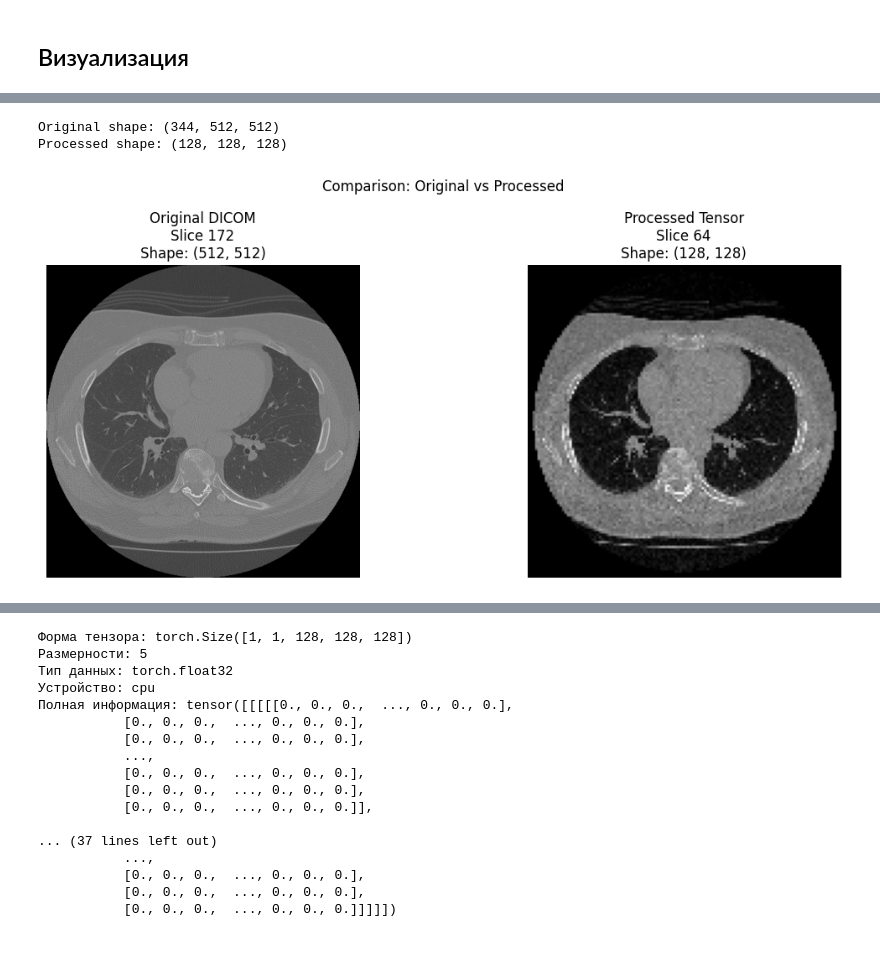
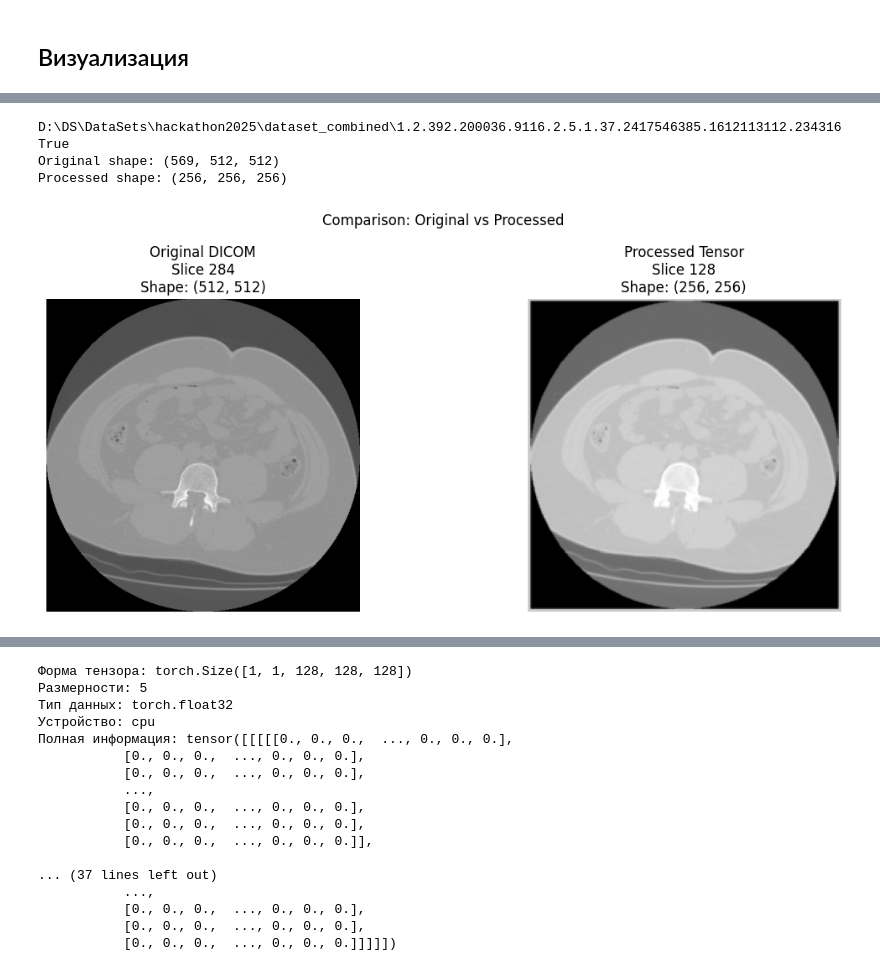
Before and after one commit to Izymka/hackathon_imoscow2025, a Jupyter notebook: chest_ct_ai_classifier/src/data_preprocessing.ipynb, the cells around one changed output, grey strips where cells are left out. Saved outputs shown, nothing was run; the diff lists cells and outputs as text; code cells hidden in the pictures.

```diff
--- a/chest_ct_ai_classifier/src/data_preprocessing.ipynb
+++ b/chest_ct_ai_classifier/src/data_preprocessing.ipynb
@@ -154,6 +231,10 @@ assessor.visualize_all_channels(tensor)
-# %%
-compare_volumes("../data/processed/train/04", "data/train/tensors/04.pt")
-# %% [output]
-Original shape: (344, 512, 512)
-Processed shape: (128, 128, 128)
-[figure, removed]
+# %%
+from pathlib import Path
+source_path = Path('D:\DS\DataSets\hackathon2025\dataset_combined') / '1.2.392.200036.9116.2.5.1.37.2417546385.1612113112.234316'
+print(source_path, source_path.exists())
+compare_volumes(source_path, 'data/processed/1.2.392.200036.9116.2.5.1.37.2417546385.1612113112.234316.pt')
+# %% [output]
+D:\DS\DataSets\hackathon2025\dataset_combined\1.2.392.200036.9116.2.5.1.37.2417546385.1612113112.234316 True
+Original shape: (569, 512, 512)
+Processed shape: (256, 256, 256)
+[figure, added]
```
Also changed, not shown: parts of 34 cells of this notebook, 4 other files.
